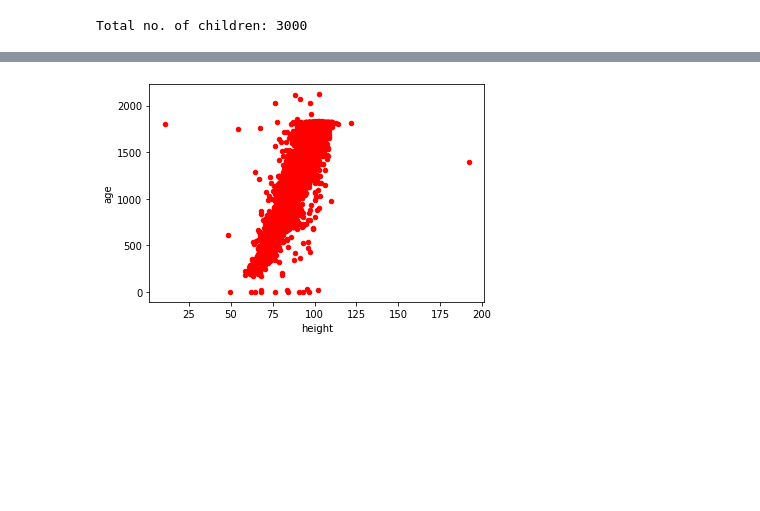
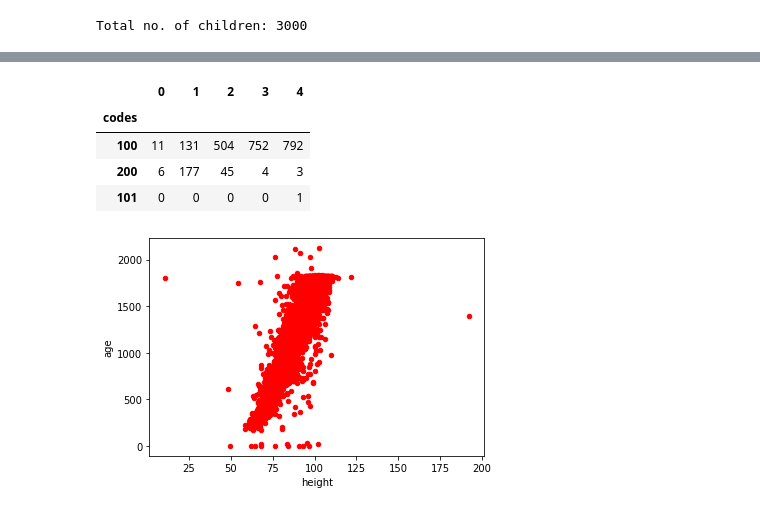
Before and after one commit to kai-luni/cgm-ml, a Jupyter notebook: src/data_utils/dataset_EDA/anon-realtime-evaluation/EDA_anon-realtime-evaluation.ipynb, the cells around one changed output, grey strips where cells are left out. Saved outputs shown, nothing was run; the diff lists cells and outputs as text; code cells hidden in the pictures; blank space fills up the shorter version.

```diff
--- a/src/data_utils/dataset_EDA/anon-realtime-evaluation/EDA_anon-realtime-evaluation.ipynb
+++ b/src/data_utils/dataset_EDA/anon-realtime-evaluation/EDA_anon-realtime-evaluation.ipynb
@@ -93,2 +117,10 @@ Name: key, dtype: int64
+# %%
+calculate_code_age_distribution(scans)
+# %% [output]
+|  | 0 | 1 | 2 | 3 | 4 |
+| codes |  |  |  |  |  |
+| 100 | 11 | 131 | 504 | 752 | 792 |
+| 200 | 6 | 177 | 45 | 4 | 3 |
+| 101 | 0 | 0 | 0 | 0 | 1 |
 # %%
 #distribution of height against age
```
Also changed, not shown: parts of 21 cells of this notebook, 6 other files.
